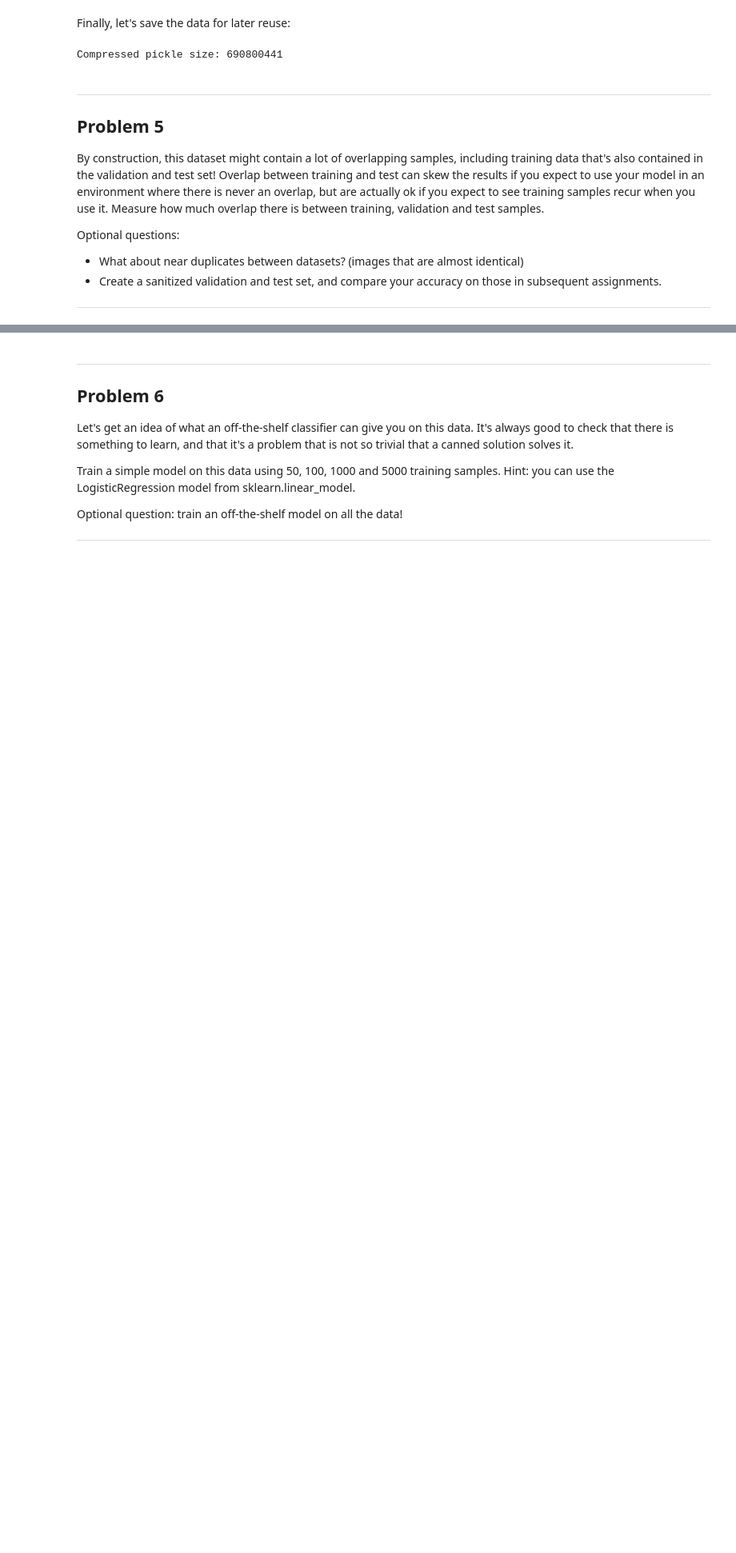
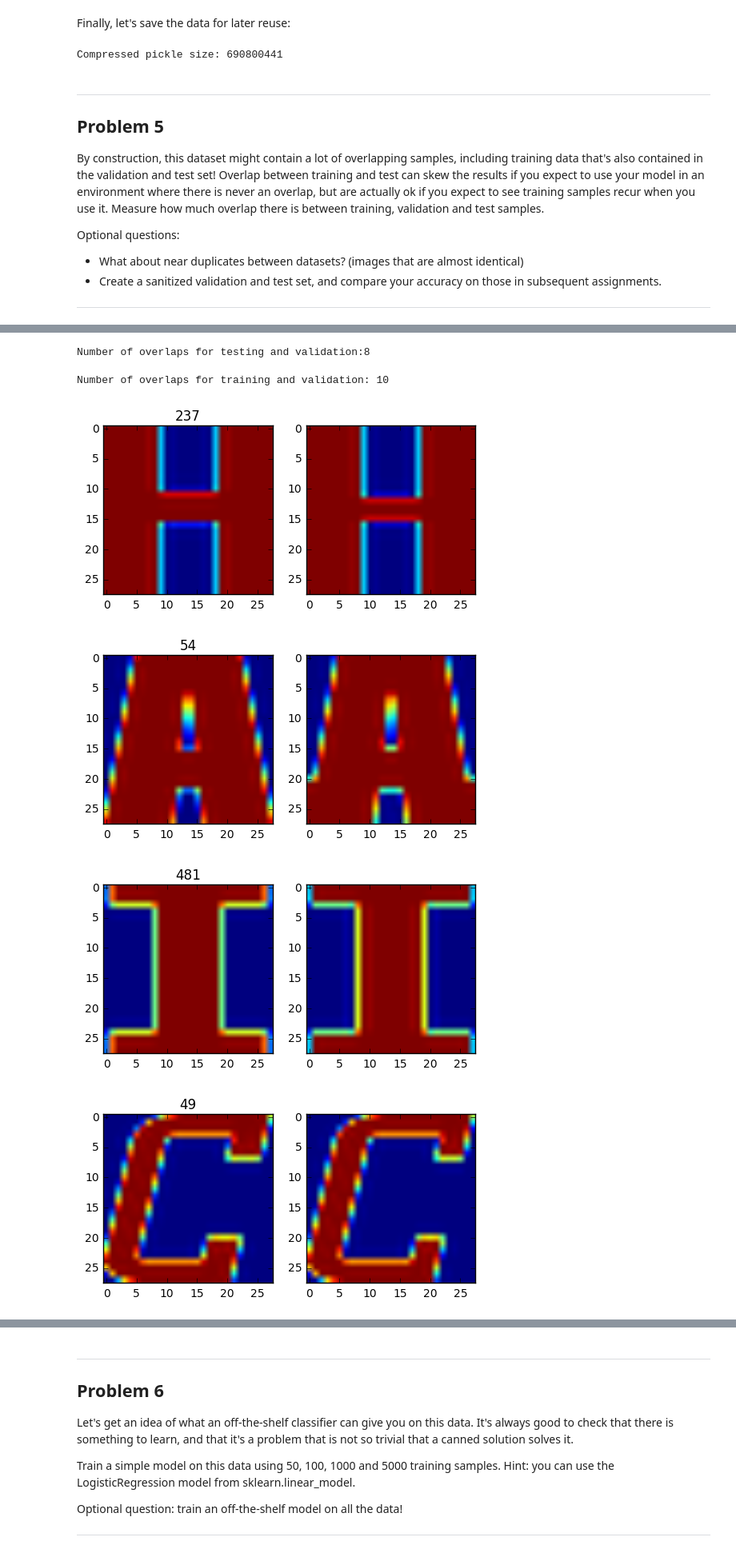
Before and after one commit to nneubarth/udacity_deep_learning, a Jupyter notebook: 1_notmnist.ipynb, the cells around one changed output, grey strips where cells are left out. Shown at 80% size. Drawn from its saved outputs; the diff is of its cells as text; code cells hidden in the pictures; blank space fills up the shorter version.

Commit message:
checked for near duplicates, first technique

```diff
--- a/1_notmnist.ipynb
+++ b/1_notmnist.ipynb
@@ -479,0 +478,41 @@ plotOverlaps(ovdict,test_dataset[:500],train_dataset[:10000])
+# %%
+ovdict = detectOverlap(test_dataset[:500],valid_dataset[:10000])
+print('Number of overlaps for testing and validation: ' + str(len(ovdict.keys())))
+# %% [output]
+Number of overlaps for testing and validation:8
+# %%
+ovdict = detectOverlap(valid_dataset[:500],train_dataset[:10000])
+print('Number of overlaps for training and validation: ' + str(len(ovdict.keys())))
+# %% [output]
+Number of overlaps for training and validation: 10
+# %%
+def findNearDups(dataset1,dataset2,max_diff):
+    distanceDict = {}
+    for i,img in enumerate(dataset1):
+        for j,jimg in enumerate(dataset2):
+            diffimg = np.absolute(img-jimg)
+            sum_diffs = np.sum(diffimg)
+            if sum_diffs < max_diff:
+                if not i in distanceDict.keys():
+                    distanceDict[i] = []
+                distanceDict[i].append((j,sum_diffs))
+    return distanceDict
+diffdict = findNearDups(test_dataset[:500],train_dataset[:10000],20)
+def plotDups(distancedict,dataset1,dataset2):
+    try:
+        randoverlaps = random.sample(distancedict.keys(),5)
+    except ValueError:
+        randoverlaps = distancedict.keys()
+    for i in randoverlaps:
+        plt.figure()
+        plt.subplot(1,2,1)
+        plt.title(i)
+        plt.imshow(dataset1[i])
+        plt.subplot(1,2,2)
+        plt.imshow(dataset2[distancedict[i][0][0]])
+plotDups(diffdict,test_dataset[:500],train_dataset[:10000])
+# %% [output]
+[figure, added]
+[figure, added]
+[figure, added]
+[figure, added]
```
Also changed, not shown: parts of 3 cells of this notebook.
